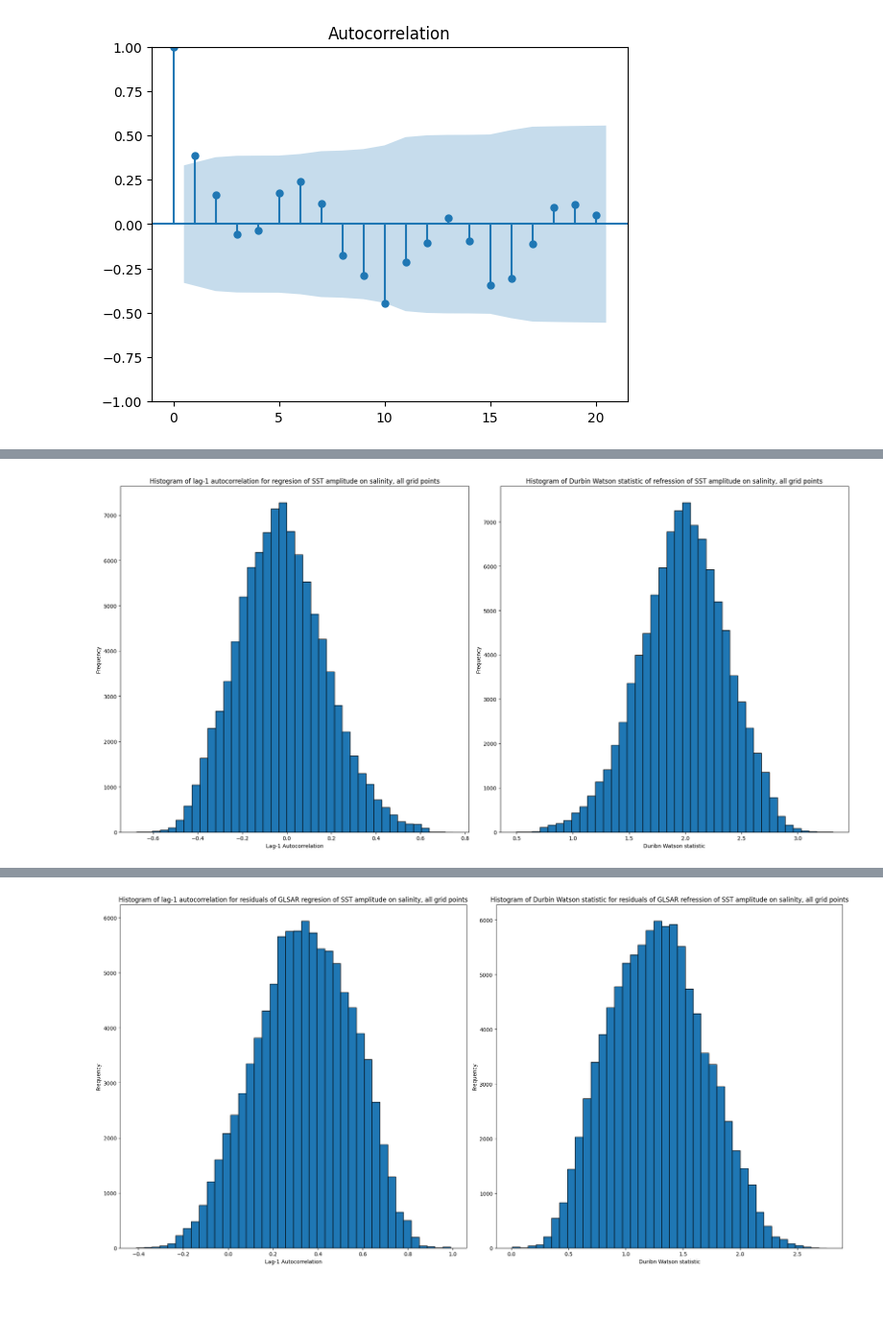
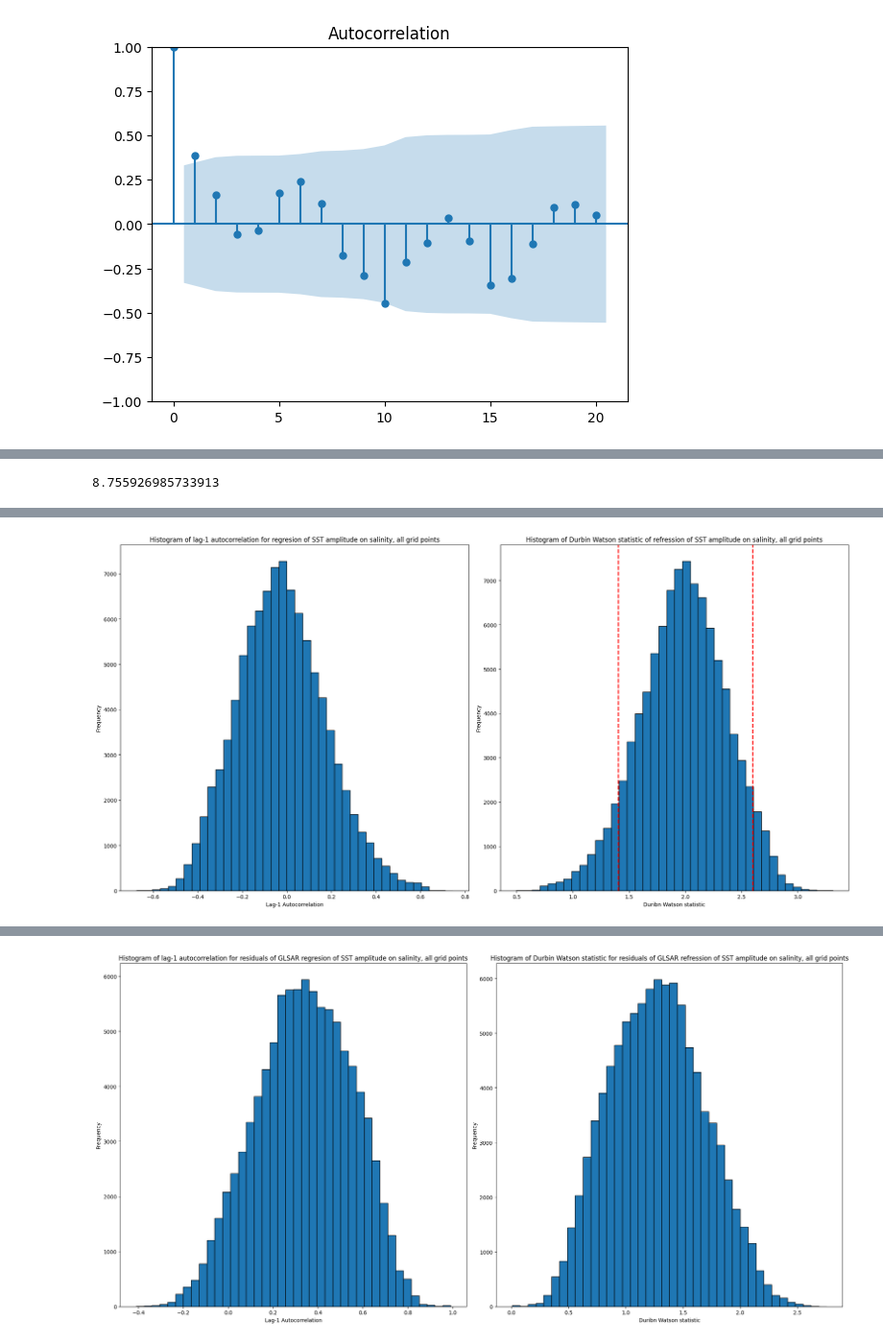
Before and after one commit to Tom-A-H/All-Code-, a Jupyter notebook: CORRELATION/Testing Validity/Checking for autocorrelation.ipynb, the cells around one changed output, grey strips where cells are left out. Shown at 96% size. Saved outputs shown, nothing was run; the diff lists cells and outputs as text; code cells hidden in the pictures; blank space fills up the shorter version.

```diff
--- a/CORRELATION/Testing Validity/Checking for autocorrelation.ipynb
+++ b/CORRELATION/Testing Validity/Checking for autocorrelation.ipynb
@@ -25,24 +28,3 @@ salinity['time_counter'] = salinity['time_counter'].dt.year
 def lag1_autocorr(x):
     x = x.astype(float)
     return np.corrcoef(x[:-1], x[1:])[0, 1]
-# %%
-## Salinity
-
-nyears, nj, ni = salinity.shape
-lag1 = np.full((nj, ni), np.nan, dtype=float)
-
-for j in range(nj):
-    for i in range(ni):
-        ts = salinity.isel(j = j, i = i).values
-        if np.all(np.isnan(ts)):
-            continue
-        lag1[j, i] = lag1_autocorr(ts)
-    print(j)
-
-valid_values = lag1[~np.isnan(lag1)]
-plt.figure(figsize=(8,5))
-plt.hist(valid_values, bins=40, edgecolor='black')
-plt.xlabel("Lag-1 Autocorrelation")
-plt.ylabel("Frequency")
-plt.title("Histogram of lag-1 autocorrelation for salinity across all grid points")
-plt.show()
@@ -68,21 +30,0 @@ plt.show()
-# %%
-## Amplitude
-
-nyears, nj, ni = amplitude.shape
-lag1 = np.full((nj, ni), np.nan, dtype=float)
-
-for j in range(nj):
-    for i in range(ni):
-        ts = amplitude.isel(j = j, i = i).values
-        if np.all(np.isnan(ts)):
-            continue
-        lag1[j, i] = lag1_autocorr(ts)
-    print(j)
-
-valid_values = lag1[~np.isnan(lag1)]
-plt.figure(figsize=(8,5))
-plt.hist(valid_values, bins=40, edgecolor='black')
-plt.xlabel("Lag-1 Autocorrelation")
-plt.ylabel("Frequency")
-plt.title("Histogram of lag-1 autocorrelation for amplitude across all grid points")
-plt.show()
@@ -234,3 +216,7 @@ plt.show()
+# %%
+print(((np.sum((dw_vals < 1.402) | (dw_vals > 2.598))) / dw_vals.size) * 100)
+# %% [output]
+8.755926985733913
 # %%
 ## Regression of SST Amplitude on Salinity Residuals Autocorrelation
 
@@ -276,19 +262,21 @@ starting loop
 # %%
 fig, ax = plt.subplots(1, 2, figsize = (20, 10))
 ax0 = ax[0]
 ax1 = ax[1]
 
 ax0.hist(ac_vals, bins=40, edgecolor='black')
 ax0.set_xlabel("Lag-1 Autocorrelation")
 ax0.set_ylabel("Frequency")
 ax0.set_title("Histogram of lag-1 autocorrelation for regresion of SST amplitude on salinity, all grid points")
 
 ax1.hist(dw_vals, bins=40, edgecolor='black')
+ax1.axvline(1.402, linestyle='--', linewidth=2, color = 'r', label='5% CV')
+ax1.axvline(2.598, linestyle='--', linewidth=2, color = 'r', label='5% CV')
 ax1.set_xlabel("Duribn Watson statistic")
 ax1.set_ylabel("Frequency")
 ax1.set_title("Histogram of Durbin Watson statistic of refression of SST amplitude on salinity, all grid points")
 
 plt.tight_layout()
 plt.show()
 # %% [output]
-[figure, old version]
+[figure, new version]
```
Also changed, not shown: parts of 10 cells of this notebook, 9 other files.
